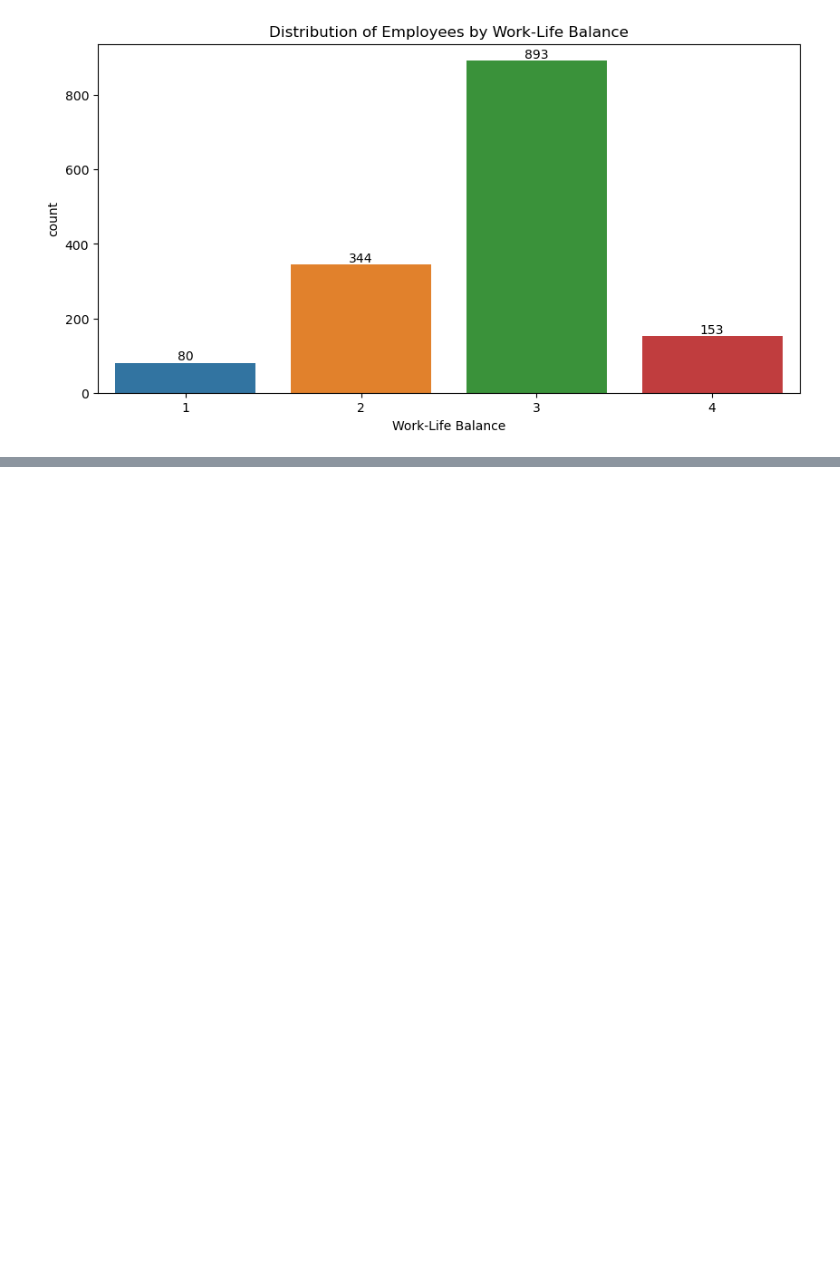
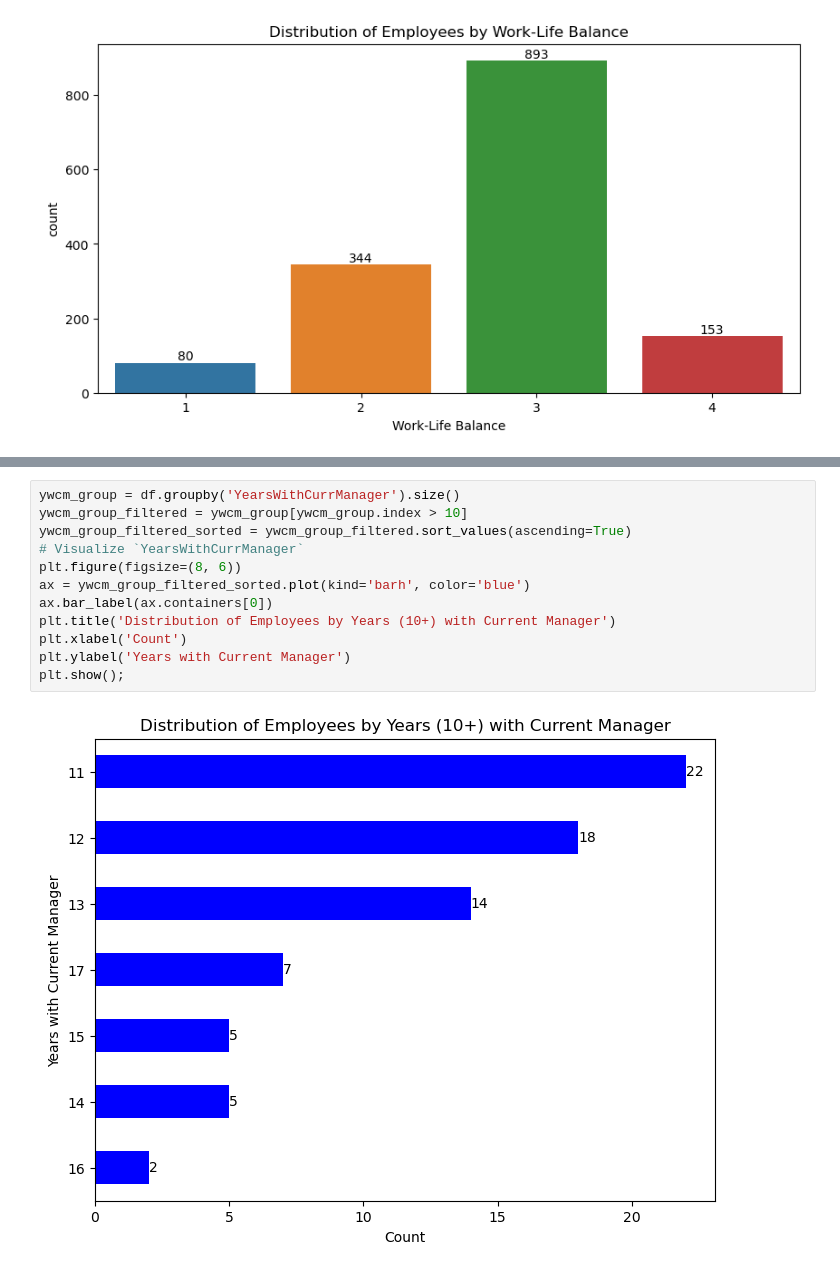
Before and after one commit to chemutai254/PBI_ML, a Jupyter notebook: Employee_Attrition/HR_Employee_Attrition.ipynb, the cells around one changed output, grey strips where cells are left out. Drawn from its saved outputs; the diff is of its cells as text; blank space fills up the shorter version.

```diff
--- a/Employee_Attrition/HR_Employee_Attrition.ipynb
+++ b/Employee_Attrition/HR_Employee_Attrition.ipynb
@@ -370,0 +400,14 @@ AttributeError: Rectangle.set() got an unexpected keyword argument 'ascending'
+# %%
+ywcm_group = df.groupby('YearsWithCurrManager').size()
+ywcm_group_filtered = ywcm_group[ywcm_group.index > 10]
+ywcm_group_filtered_sorted = ywcm_group_filtered.sort_values(ascending=True)
+# Visualize `YearsWithCurrManager`
+plt.figure(figsize=(8, 6))
+ax = ywcm_group_filtered_sorted.plot(kind='barh', color='blue')
+ax.bar_label(ax.containers[0])
+plt.title('Distribution of Employees by Years (10+) with Current Manager')
+plt.xlabel('Count')
+plt.ylabel('Years with Current Manager')
+plt.show();
+# %% [output]
+[figure, added]
```
Also changed, not shown: parts of 22 cells of this notebook.
